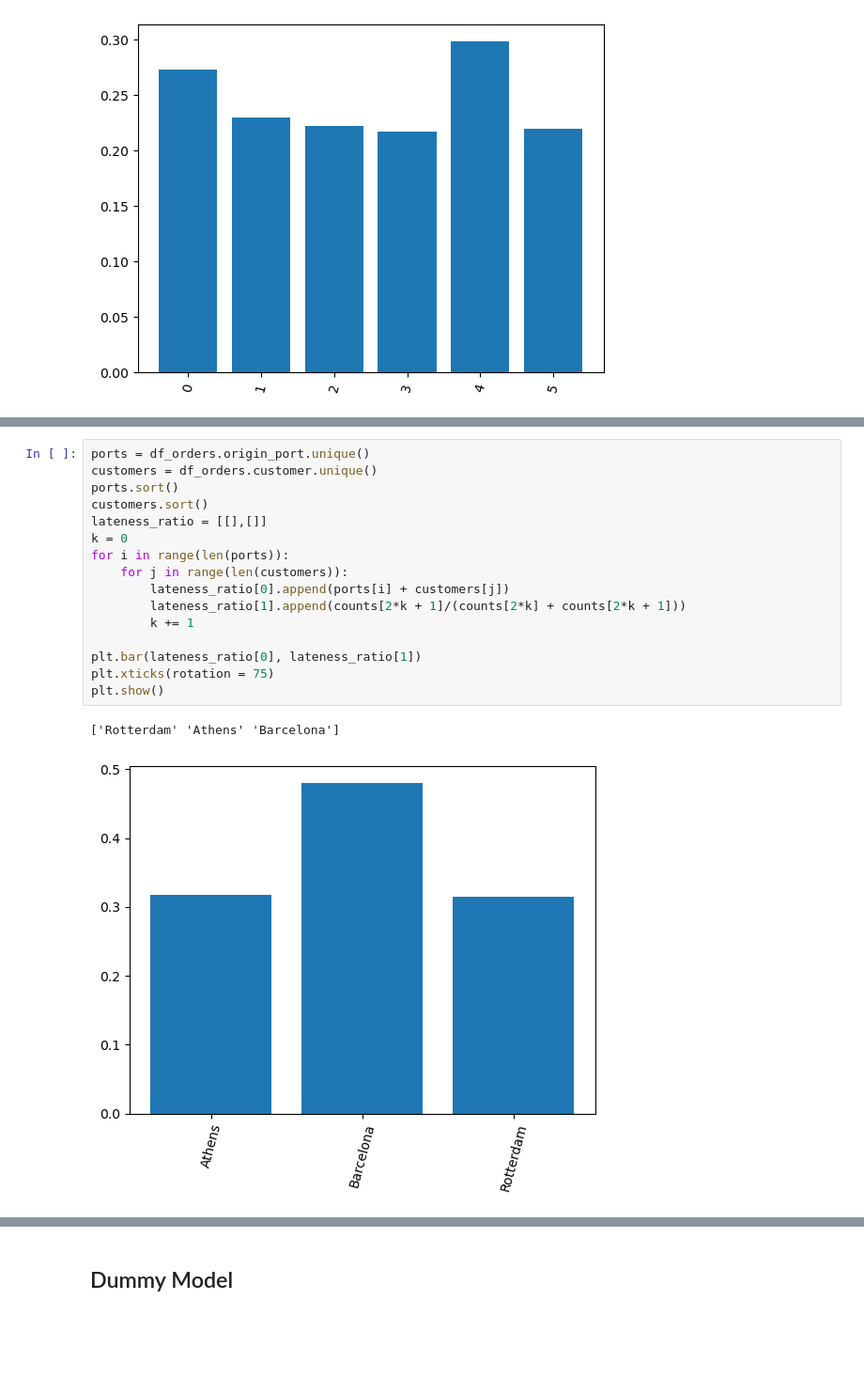
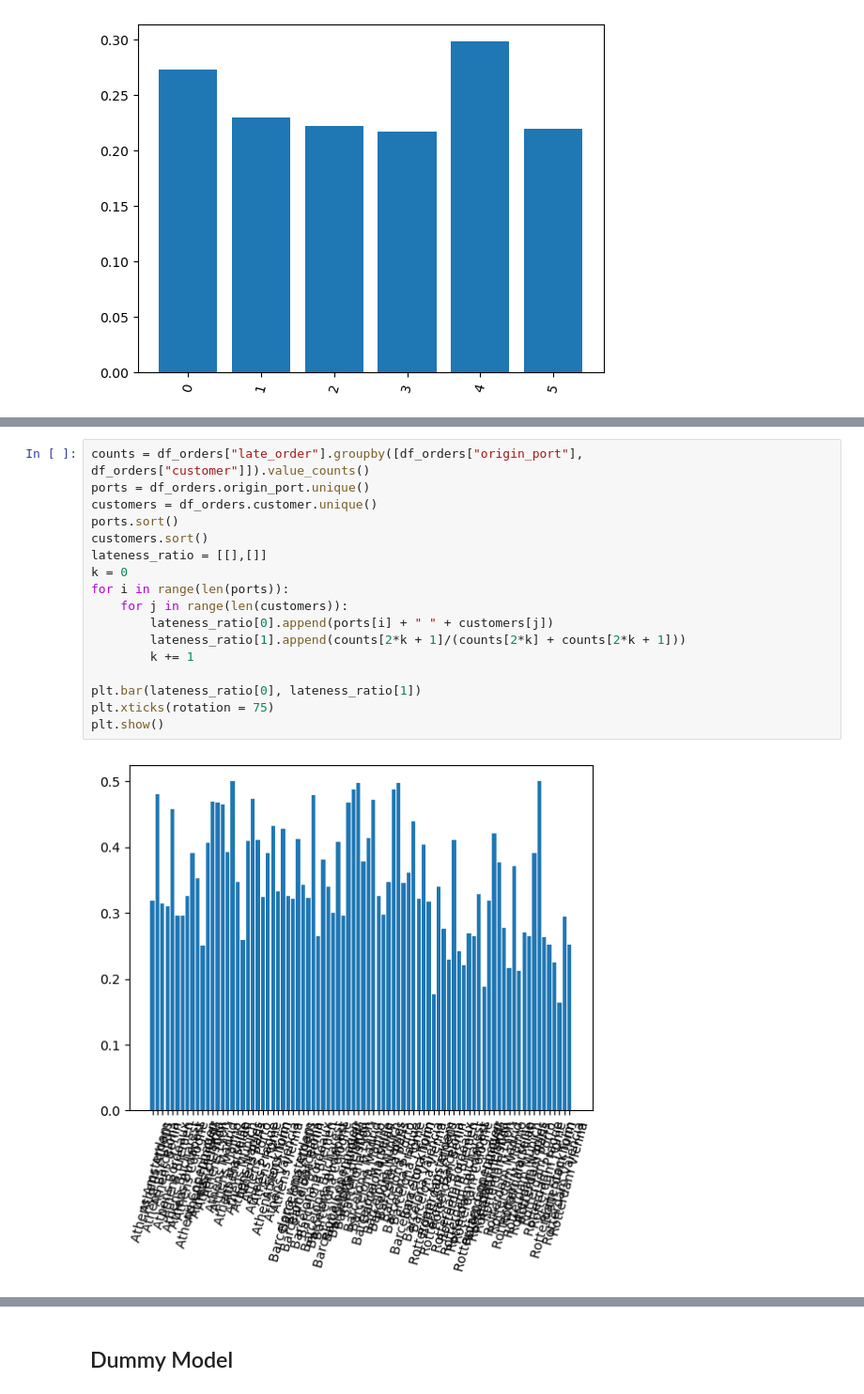
Before and after one commit to oriolmayne/DatathonFME_2022_Accenture, a Jupyter notebook: NotebookOriol.ipynb, the cells around one changed output, grey strips where cells are left out. Shown at 94% size. Drawn from its saved outputs; the diff is of its cells as text; blank space fills up the shorter version.

```diff
--- a/NotebookOriol.ipynb
+++ b/NotebookOriol.ipynb
@@ -112,19 +95,19 @@ Name: late_order, Length: 280, dtype: int64
 # %%
+counts = df_orders["late_order"].groupby([df_orders["origin_port"], df_orders["customer"]]).value_counts()
 ports = df_orders.origin_port.unique()
 customers = df_orders.customer.unique()
 ports.sort()
 customers.sort()
 lateness_ratio = [[],[]]
 k = 0
 for i in range(len(ports)):
     for j in range(len(customers)):
-        lateness_ratio[0].append(ports[i] + customers[j])
+        lateness_ratio[0].append(ports[i] + " " + customers[j])
         lateness_ratio[1].append(counts[2*k + 1]/(counts[2*k] + counts[2*k + 1]))
         k += 1
 
 plt.bar(lateness_ratio[0], lateness_ratio[1])
 plt.xticks(rotation = 75)
 plt.show()
 # %% [output]
-['Rotterdam' 'Athens' 'Barcelona']
-[figure, old version]
+[figure, new version]
```
Also changed, not shown: parts of 4 cells of this notebook.
